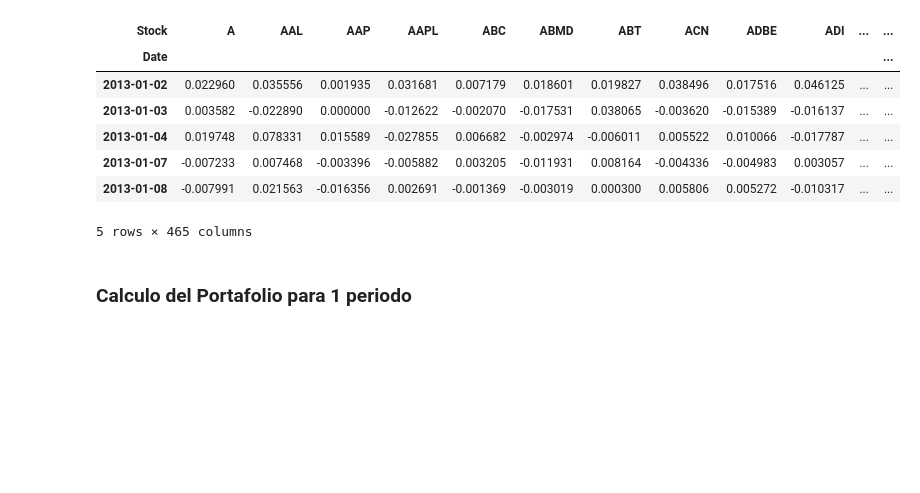
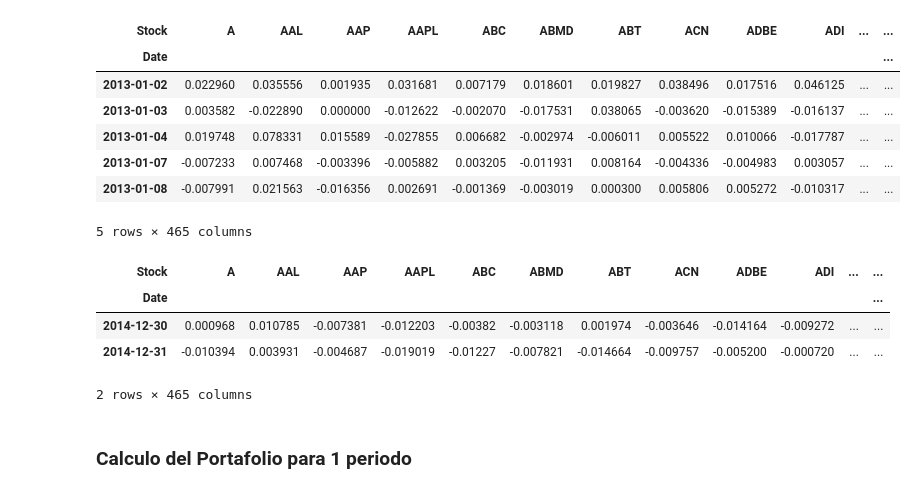
Before and after one commit to efvillar/Metaheuristic-Portfolio-Optimization, a Jupyter notebook: 1 Portafolios tipo markowitz.ipynb, the cells around one changed output. Saved outputs shown, nothing was run; the diff lists cells and outputs as text; code cells hidden in the pictures; blank space fills up the shorter version.

```diff
--- a/1 Portafolios tipo markowitz.ipynb
+++ b/1 Portafolios tipo markowitz.ipynb
@@ -95,6 +107,14 @@ datos1.head()
 | 2013-01-07 | -0.007233 | 0.007468 | -0.003396 | -0.005882 | 0.003205 | -0.011931 | 0.008164 | -0.004336 | -0.004983 | 0.003057 | ... | ... |
 | 2013-01-08 | -0.007991 | 0.021563 | -0.016356 | 0.002691 | -0.001369 | -0.003019 | 0.000300 | 0.005806 | 0.005272 | -0.010317 | ... | ... |
 5 rows × 465 columns
+# %%
+datos1.tail(2)
+# %% [output]
+| Stock | A | AAL | AAP | AAPL | ABC | ABMD | ABT | ACN | ADBE | ADI | ... | ... |
+| Date |  |  |  |  |  |  |  |  |  |  |  | ... |
+| 2014-12-30 | 0.000968 | 0.010785 | -0.007381 | -0.012203 | -0.00382 | -0.003118 | 0.001974 | -0.003646 | -0.014164 | -0.009272 | ... | ... |
+| 2014-12-31 | -0.010394 | 0.003931 | -0.004687 | -0.019019 | -0.01227 | -0.007821 | -0.014664 | -0.009757 | -0.005200 | -0.000720 | ... | ... |
+2 rows × 465 columns
 # %% [markdown]
 ### Calculo del Portafolio para 1 periodo
 # %%
```
Also changed, not shown: parts of 16 cells of this notebook, 1 other file.
